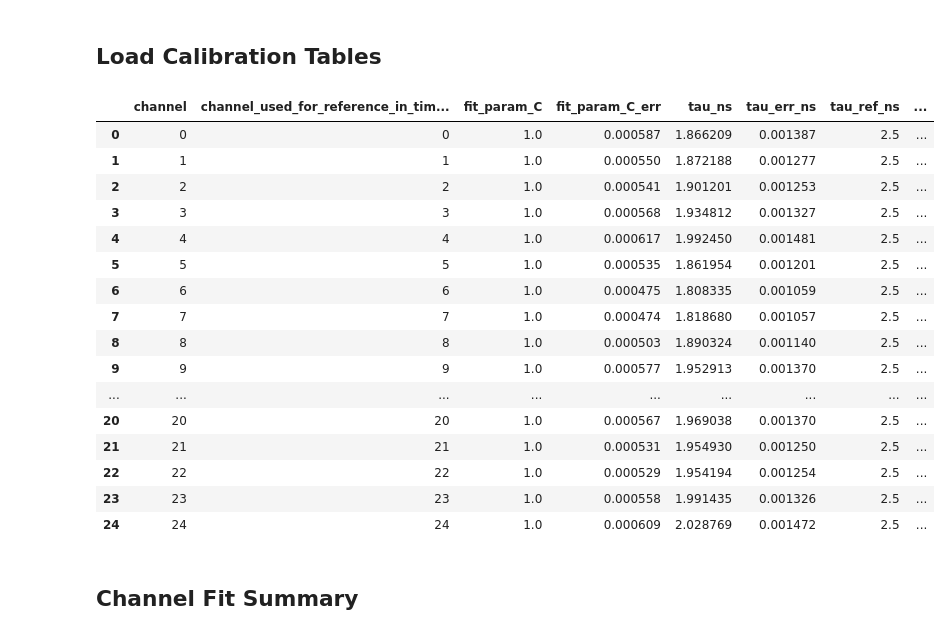
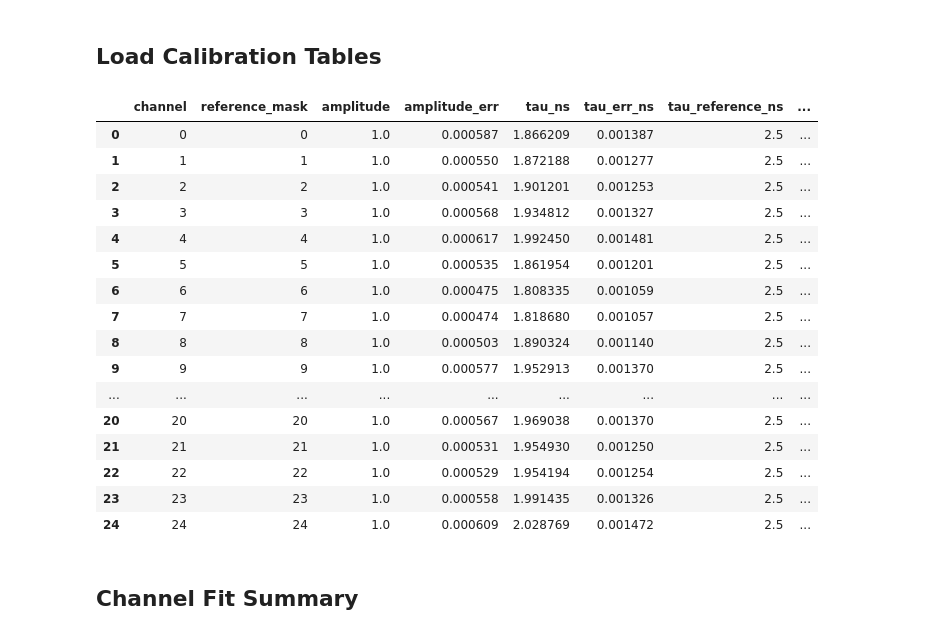
Before and after one commit to VicidominiLab/BrightEyes-MCS-File, a Jupyter notebook: examples/Calibrate_h5_file_Workflow.ipynb, the cells around one changed output. Drawn from its saved outputs; the diff is of its cells as text; code cells hidden in the pictures.

```diff
--- a/examples/Calibrate_h5_file_Workflow.ipynb
+++ b/examples/Calibrate_h5_file_Workflow.ipynb
@@ -68,43 +89,65 @@ print(output_path)
 # %% [markdown]
 ## Load Calibration Tables
 # %%
-def get_calibration_group(hf, data_key=INSPECT_DATA_KEY, calibration_key="calibration"):
-    calibration_root = hf[calibration_key]
-    if data_key not in calibration_root or not isinstance(calibration_root[data_key], h5py.Group):
-        raise KeyError(f"Expected group {calibration_key}/{data_key}; available: {list(calibration_root.keys())}")
-    return calibration_root[data_key]
+PRODUCT_NAME_BY_DATA_KEY = {
+    "data": "spad",
+    "spad": "spad",
+    "raw/spad": "spad",
+    "data_channels_extra": "aux",
+    "aux": "aux",
+    "raw/aux": "aux",
+}
+
+SUMMARY_DATASETS = {
+    "channel": "channels/index",
+    "reference_mask": "channels/reference_mask",
+    "amplitude": "fit/amplitude",
+    "amplitude_err": "fit/amplitude_err",
+    "tau_ns": "fit/tau_ns",
+    "tau_err_ns": "fit/tau_err_ns",
+    "tau_reference_ns": "fit/tau_reference_ns",
+    "fitted_delay_bins": "fit/fitted_delay_bins",
+    "fitted_delay_ns": "fit/fitted_delay_ns",
+    "delay_correction_bins": "timing/delay_correction_bins",
+    "delay_correction_err_bins": "timing/delay_correction_err_bins",
+    "fitted_delay_err_bins": "fit/fitted_delay_err_bins",
+    "delay_correction_ns": "timing/delay_correction_ns",
+    "delay_correction_err_ns": "timing/delay_correction_err_ns",
+    "fitted_delay_err_ns": "fit/fitted_delay_err_ns",
+    "channel_skew": "timing/channel_skew_bins",
+    "channel_skew_err": "timing/channel_skew_err_bins",
+    "residual_error": "fit/residual_error",
+}
 
 
-def calibration_summary_dataframe(group):
+def calibration_product_name(source_key):
+    normalized_key = str(source_key).strip("/")
+    return PRODUCT_NAME_BY_DATA_KEY[normalized_key]
+
+
+def calibration_result_group(handle, source_key=inspect_data_key, calibration_key="calibration"):
+    product_name = calibration_product_name(source_key)
+    results_path = f"{calibration_key}/results"
+    result_path = f"{results_path}/{product_name}"
+    return handle[result_path]
+
+
+def read_calibration_summary(result_group):
     return pd.DataFrame(
         {
-            "channel": group["channel_index"][()],
-            "channel_used_for_reference_in_time_skew": group["channel_used_for_reference_in_time_skew"][()],
-            "fit_param_C": group["fit_param_C"][()],
-            "fit_param_C_err": group["fit_param_C_err"][()],
-            "tau_ns": group["tau_ns"][()],
-            "tau_err_ns": group["tau_err_ns"][()],
-            "tau_ref_ns": group["tau_ref_ns"][()],
-            "fit_common_delay_in_bins": group["fit_common_delay_in_bins"][()],
-            "fit_common_delay_in_ns": group["fit_common_delay_in_ns"][()],
-            "common_delay_in_bins": group["common_delay_in_bins"][()],
-            "fit_common_delay_err_in_bins": group["fit_common_delay_err_in_bins"][()],
-            "common_delay_in_ns": group["common_delay_in_ns"][()],
-            "fit_common_delay_err_in_ns": group["fit_common_delay_err_in_ns"][()],
-            "channel_skew": group["channel_skew"][()],
-            "channel_skew_est_err": group["channel_skew_est_err"][()],
-            "fit_error": group["fit_error"][()],
+            column_name: result_group[dataset_path][()]
+            for column_name, dataset_path in SUMMARY_DATASETS.items()
         }
     )
 
-with h5py.File(output_path, "r") as hf:
-    calibration = get_calibration_group(hf)
-    summary_df = calibration_summary_dataframe(calibration)
-    attrs = dict(calibration.attrs)
+
+with h5py.File(output_path, "r") as h5_file:
+    result_group = calibration_result_group(h5_file)
+    summary_df = read_calibration_summary(result_group)
 
 summary_df
 # %% [output]
-|  | channel | channel_used_for_reference_in_tim... | fit_param_C | fit_param_C_err | tau_ns | tau_err_ns | tau_ref_ns | ... |
+|  | channel | reference_mask | amplitude | amplitude_err | tau_ns | tau_err_ns | tau_reference_ns | ... |
 | 0 | 0 | 0 | 1.0 | 0.000587 | 1.866209 | 0.001387 | 2.5 | ... |
 | 1 | 1 | 1 | 1.0 | 0.000550 | 1.872188 | 0.001277 | 2.5 | ... |
 | 2 | 2 | 2 | 1.0 | 0.000541 | 1.901201 | 0.001253 | 2.5 | ... |
```
Also changed, not shown: parts of 9 cells of this notebook, 10 other files.
